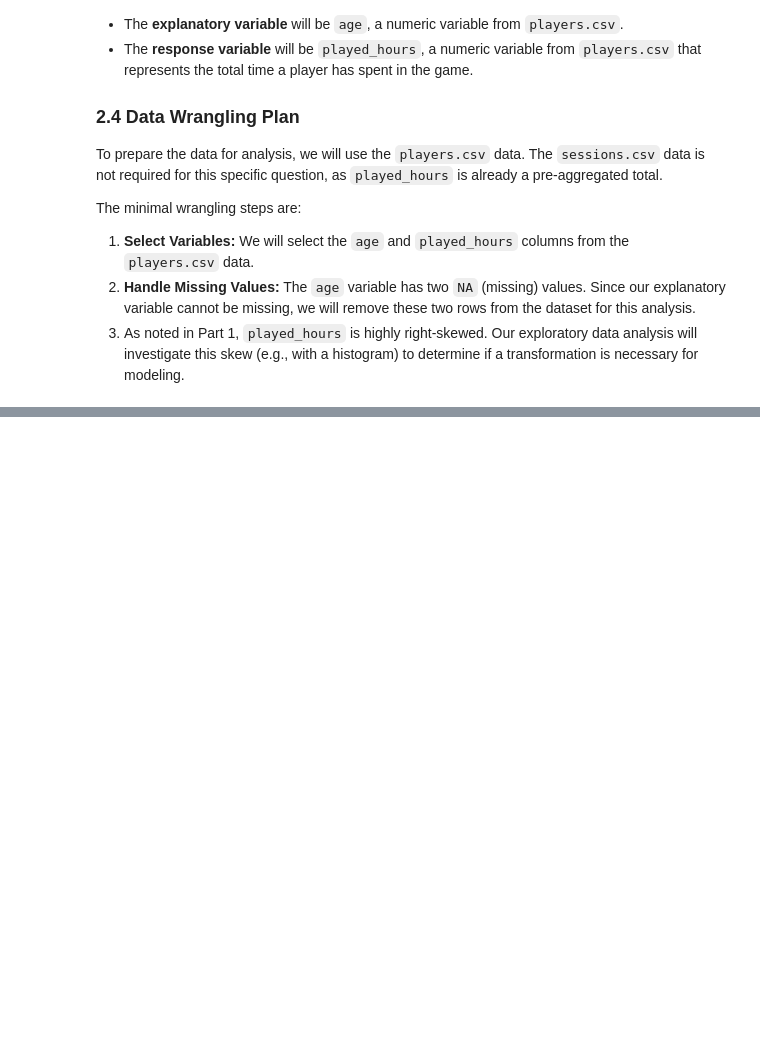
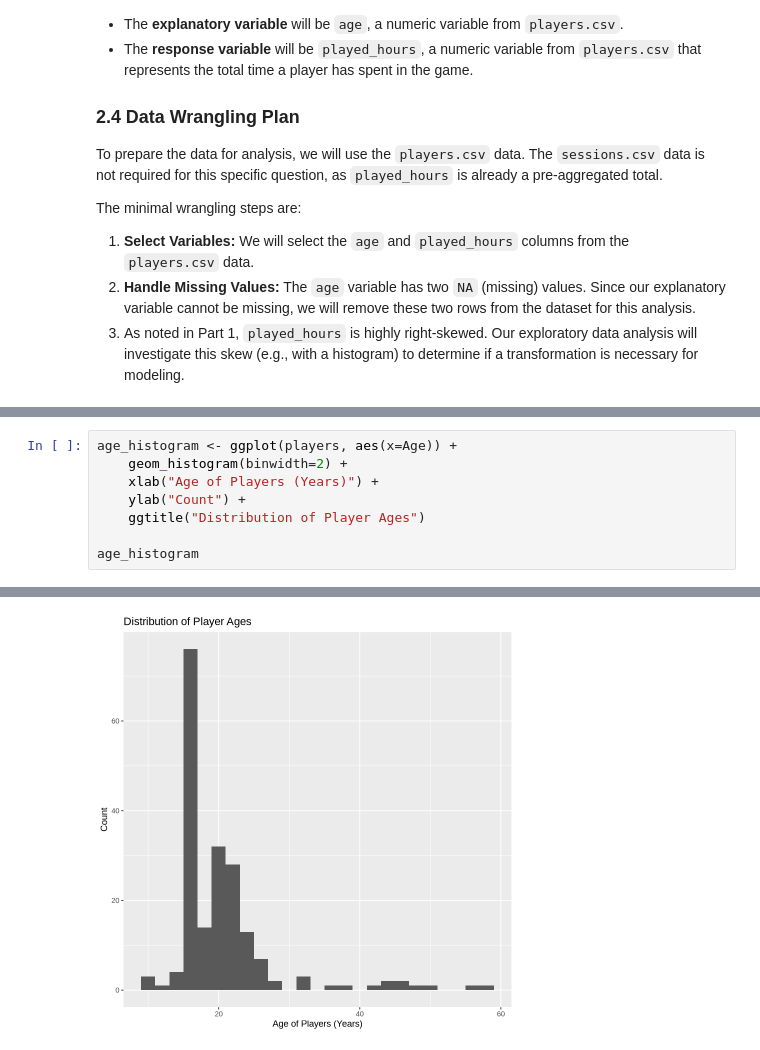
Before and after one commit to Warren-2003/dsci-100-2025w1-group-27, a Jupyter notebook: planning_report.ipynb, the cells around one changed output, grey strips where cells are left out. Drawn from its saved outputs; the diff is of its cells as text; blank space fills up the shorter version.

```diff
--- a/planning_report.ipynb
+++ b/planning_report.ipynb
@@ -213,0 +299,9 @@ The minimal wrangling steps are:
+# %%
+age_histogram <- ggplot(players, aes(x=Age)) +
+    geom_histogram(binwidth=2) +
+    xlab("Age of Players (Years)") +
+    ylab("Count") +
+    ggtitle("Distribution of Player Ages")
+
+age_histogram
+# %% [output]
@@ -213,0 +310 @@ The minimal wrangling steps are:
+[figure, added]
```
Also changed, not shown: parts of 13 cells of this notebook.
